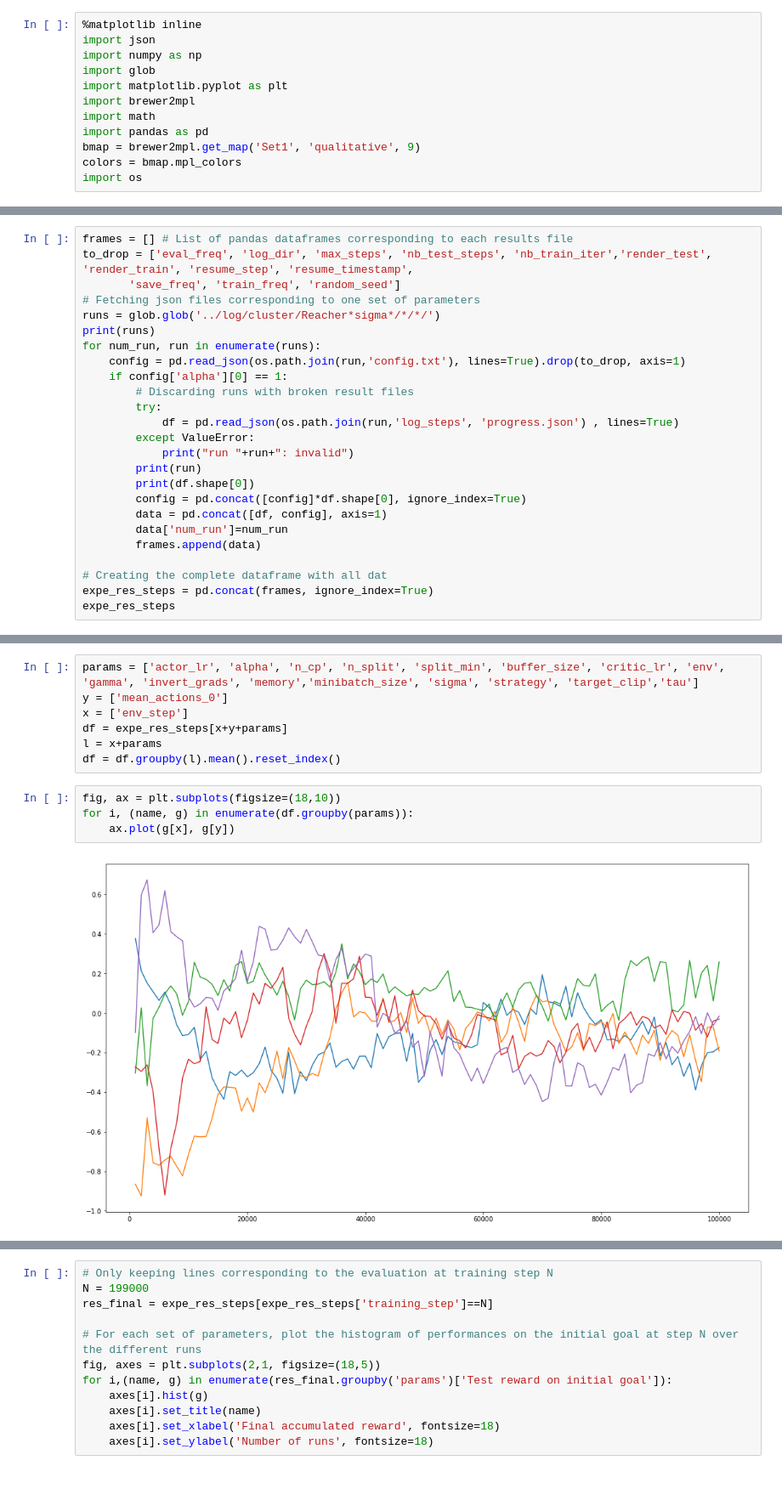
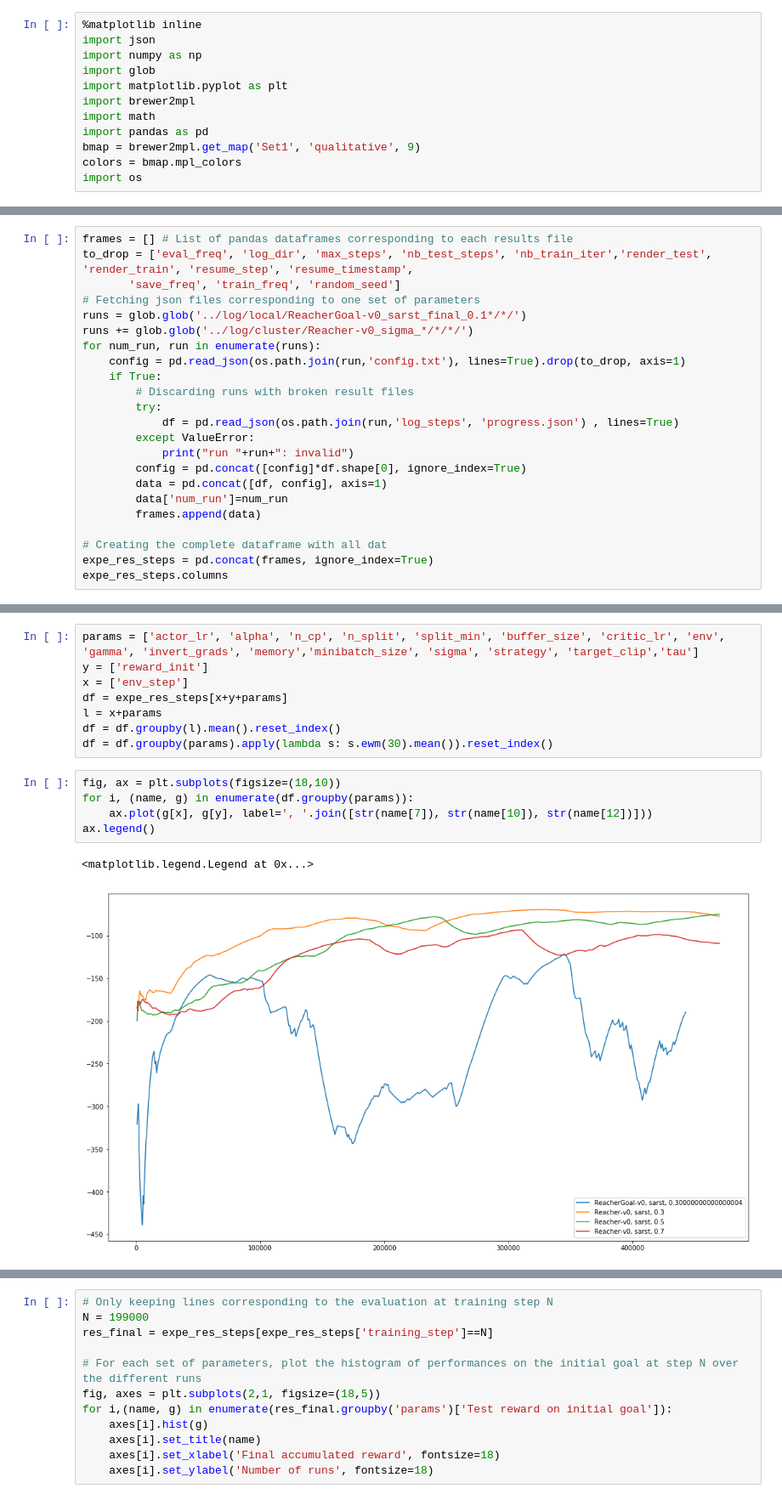
Before and after one commit to pifouuu/deep-rl, a Jupyter notebook: notebooks/sarst_comp_1_various_explo-Copy1.ipynb, the cells around one changed output, grey strips where cells are left out. Shown at 85% size. Saved outputs shown, nothing was run; the diff lists cells and outputs as text.

```diff
--- a/notebooks/sarst_comp_1_various_explo-Copy1.ipynb
+++ b/notebooks/sarst_comp_1_various_explo-Copy1.ipynb
@@ -19,18 +15,16 @@ frames = [] # List of pandas dataframes corresponding to each results file
 to_drop = ['eval_freq', 'log_dir', 'max_steps', 'nb_test_steps', 'nb_train_iter','render_test', 'render_train', 'resume_step', 'resume_timestamp',
        'save_freq', 'train_freq', 'random_seed']
 # Fetching json files corresponding to one set of parameters
-runs = glob.glob('../log/cluster/Reacher*sigma*/*/*/')
-print(runs)
+runs = glob.glob('../log/local/ReacherGoal-v0_sarst_final_0.1*/*/')
+runs += glob.glob('../log/cluster/Reacher-v0_sigma_*/*/*/')
 for num_run, run in enumerate(runs):
     config = pd.read_json(os.path.join(run,'config.txt'), lines=True).drop(to_drop, axis=1)
-    if config['alpha'][0] == 1:
+    if True:
         # Discarding runs with broken result files
         try:
             df = pd.read_json(os.path.join(run,'log_steps', 'progress.json') , lines=True)
         except ValueError:
             print("run "+run+": invalid")
-        print(run)
-        print(df.shape[0])
         config = pd.concat([config]*df.shape[0], ignore_index=True)
         data = pd.concat([df, config], axis=1)
         data['num_run']=num_run
@@ -38,5 +32,5 @@ for num_run, run in enumerate(runs):
 
 # Creating the complete dataframe with all dat
 expe_res_steps = pd.concat(frames, ignore_index=True)
-expe_res_steps
+expe_res_steps.columns
 # %% [output]
@@ -55,16 +45,19 @@ ValueError: No objects to concatenate
 # %%
 params = ['actor_lr', 'alpha', 'n_cp', 'n_split', 'split_min', 'buffer_size', 'critic_lr', 'env', 'gamma', 'invert_grads', 'memory','minibatch_size', 'sigma', 'strategy', 'target_clip','tau']
-y = ['mean_actions_0']
+y = ['reward_init']
 x = ['env_step']
 df = expe_res_steps[x+y+params]
 l = x+params
 df = df.groupby(l).mean().reset_index()
+df = df.groupby(params).apply(lambda s: s.ewm(30).mean()).reset_index()
 # %%
 fig, ax = plt.subplots(figsize=(18,10))
 for i, (name, g) in enumerate(df.groupby(params)):
-    ax.plot(g[x], g[y])
+    ax.plot(g[x], g[y], label=', '.join([str(name[7]), str(name[10]), str(name[12])]))
+ax.legend()
 # %% [output]
+<matplotlib.legend.Legend at 0x...>
-[figure, old version]
+[figure, new version]
 # %%
 frames = [] # List of pandas dataframes corresponding to each results file
 to_drop = ['eval_freq', 'log_dir', 'max_steps', 'nb_test_steps', 'nb_train_iter','render_test', 'render_train', 'resume_step', 'resume_timestamp',
```
Also changed, not shown: parts of 7 cells of this notebook, 11 other files.
